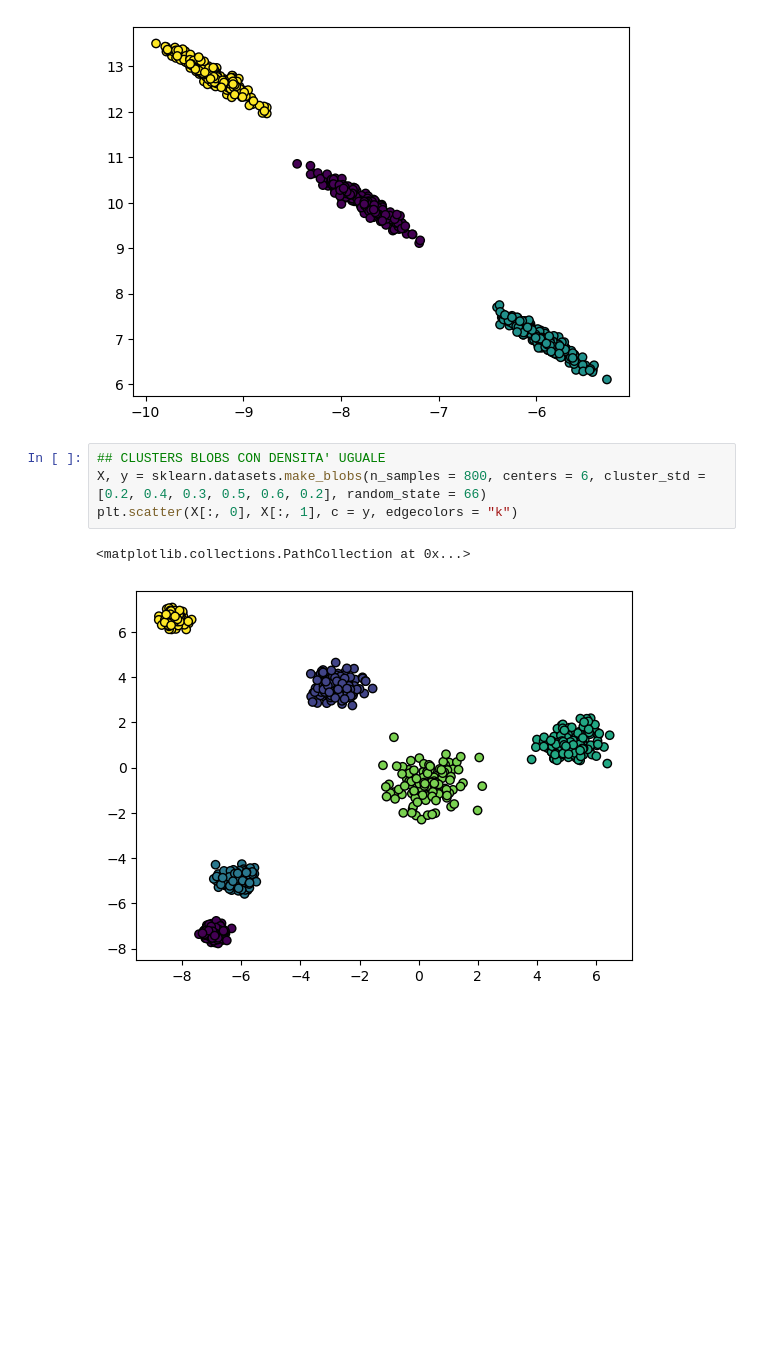
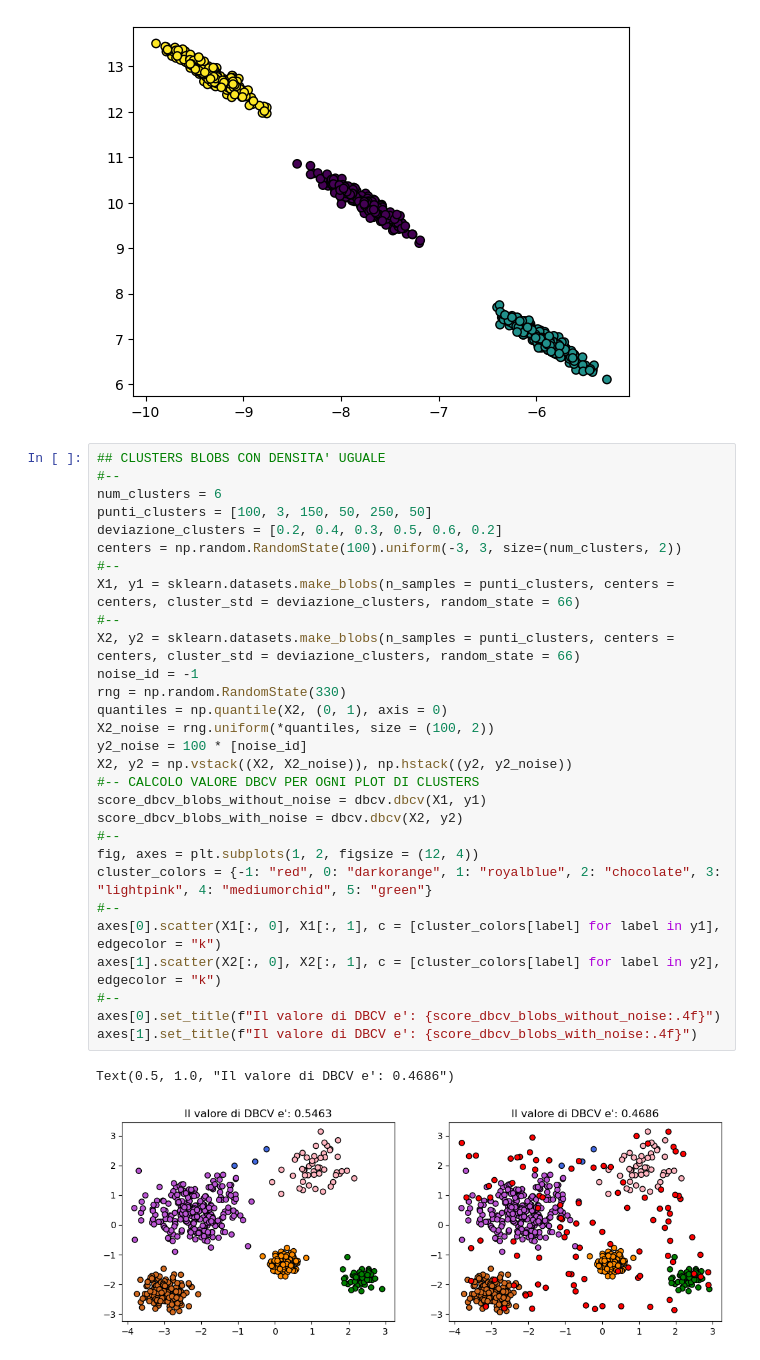
Before and after one commit to ArocchiDS/dbscan-clustering-ehr-data, a Jupyter notebook: DBSCAN.ipynb, the cells around one changed output. Saved outputs shown, nothing was run; the diff lists cells and outputs as text; blank space fills up the shorter version.

```diff
--- a/DBSCAN.ipynb
+++ b/DBSCAN.ipynb
@@ -103,8 +103,33 @@ print(score_dbcv_blobs_senza_noise)
 [figure]
 # %%
 ## CLUSTERS BLOBS CON DENSITA' UGUALE
-X, y = sklearn.datasets.make_blobs(n_samples = 800, centers = 6, cluster_std = [0.2, 0.4, 0.3, 0.5, 0.6, 0.2], random_state = 66)
-plt.scatter(X[:, 0], X[:, 1], c = y, edgecolors = "k")
+#--
+num_clusters = 6
+punti_clusters = [100, 3, 150, 50, 250, 50]
+deviazione_clusters = [0.2, 0.4, 0.3, 0.5, 0.6, 0.2]
+centers = np.random.RandomState(100).uniform(-3, 3, size=(num_clusters, 2))
+#--
+X1, y1 = sklearn.datasets.make_blobs(n_samples = punti_clusters, centers = centers, cluster_std = deviazione_clusters, random_state = 66)
+#--
+X2, y2 = sklearn.datasets.make_blobs(n_samples = punti_clusters, centers = centers, cluster_std = deviazione_clusters, random_state = 66)
+noise_id = -1
+rng = np.random.RandomState(330)
+quantiles = np.quantile(X2, (0, 1), axis = 0)
+X2_noise = rng.uniform(*quantiles, size = (100, 2))
+y2_noise = 100 * [noise_id]
+X2, y2 = np.vstack((X2, X2_noise)), np.hstack((y2, y2_noise))
+#-- CALCOLO VALORE DBCV PER OGNI PLOT DI CLUSTERS
+score_dbcv_blobs_without_noise = dbcv.dbcv(X1, y1)
+score_dbcv_blobs_with_noise = dbcv.dbcv(X2, y2)
+#--
+fig, axes = plt.subplots(1, 2, figsize = (12, 4))
+cluster_colors = {-1: "red", 0: "darkorange", 1: "royalblue", 2: "chocolate", 3: "lightpink", 4: "mediumorchid", 5: "green"}
+#--
+axes[0].scatter(X1[:, 0], X1[:, 1], c = [cluster_colors[label] for label in y1], edgecolor = "k")
+axes[1].scatter(X2[:, 0], X2[:, 1], c = [cluster_colors[label] for label in y2], edgecolor = "k")
+#--
+axes[0].set_title(f"Il valore di DBCV e': {score_dbcv_blobs_without_noise:.4f}")
+axes[1].set_title(f"Il valore di DBCV e': {score_dbcv_blobs_with_noise:.4f}")
 # %% [output]
-<matplotlib.collections.PathCollection at 0x...>
+Text(0.5, 1.0, "Il valore di DBCV e': 0.4686")
-[figure, old version]
+[figure, new version]
```
